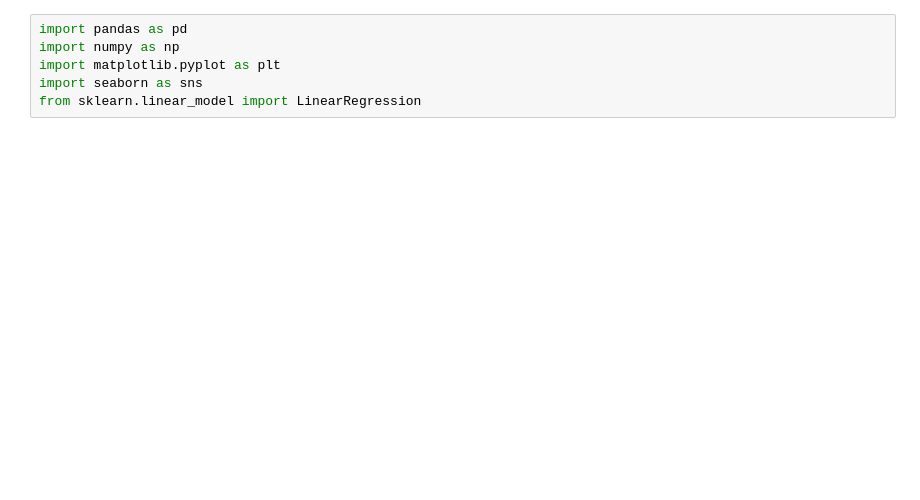
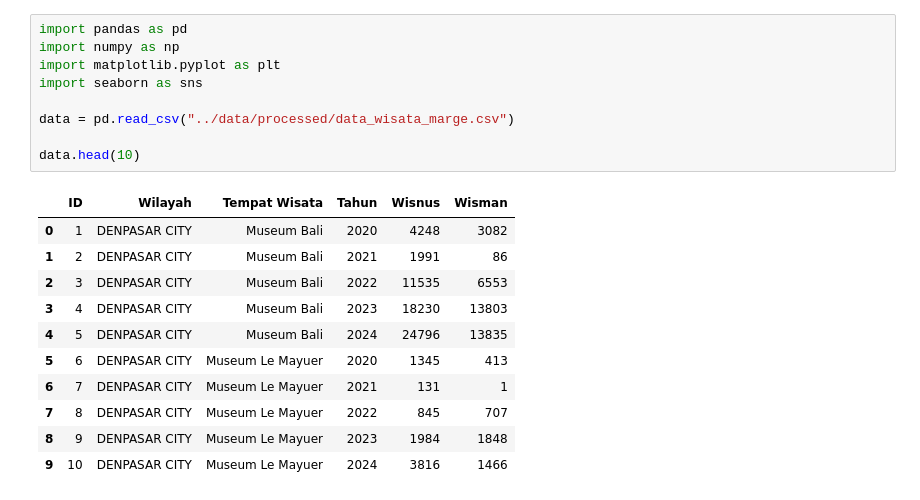
Before and after one commit to thxinsomnia/tugas-besar-datamining-kelompok1, a Jupyter notebook: Notebook/EDA.ipynb, the cells around one changed output. Drawn from its saved outputs; the diff is of its cells as text; blank space fills up the shorter version.

```diff
--- a/Notebook/EDA.ipynb
+++ b/Notebook/EDA.ipynb
@@ -1,7 +1,22 @@
 # %%
 import pandas as pd
 import numpy as np
 import matplotlib.pyplot as plt
 import seaborn as sns
-from sklearn.linear_model import LinearRegression
+
+data = pd.read_csv("../data/processed/data_wisata_marge.csv")
+
+data.head(10)
+# %% [output]
+|  | ID | Wilayah | Tempat Wisata | Tahun | Wisnus | Wisman |
+| 0 | 1 | DENPASAR CITY | Museum Bali | 2020 | 4248 | 3082 |
+| 1 | 2 | DENPASAR CITY | Museum Bali | 2021 | 1991 | 86 |
+| 2 | 3 | DENPASAR CITY | Museum Bali | 2022 | 11535 | 6553 |
+| 3 | 4 | DENPASAR CITY | Museum Bali | 2023 | 18230 | 13803 |
+| 4 | 5 | DENPASAR CITY | Museum Bali | 2024 | 24796 | 13835 |
+| 5 | 6 | DENPASAR CITY | Museum Le Mayuer | 2020 | 1345 | 413 |
+| 6 | 7 | DENPASAR CITY | Museum Le Mayuer | 2021 | 131 | 1 |
+| 7 | 8 | DENPASAR CITY | Museum Le Mayuer | 2022 | 845 | 707 |
+| 8 | 9 | DENPASAR CITY | Museum Le Mayuer | 2023 | 1984 | 1848 |
+| 9 | 10 | DENPASAR CITY | Museum Le Mayuer | 2024 | 3816 | 1466 |
 # %%
```
Also changed, not shown: parts of 8 cells of this notebook, 5 other files.
